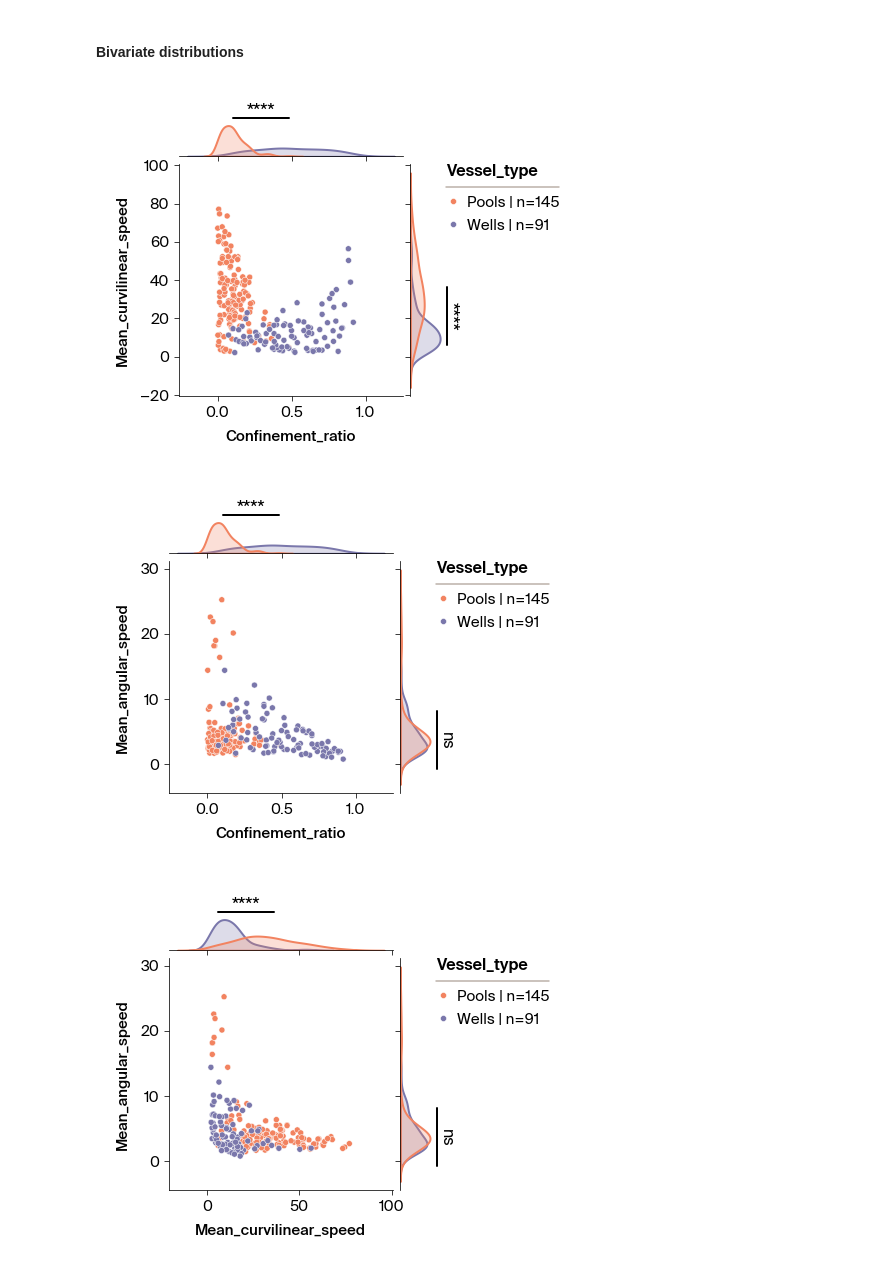
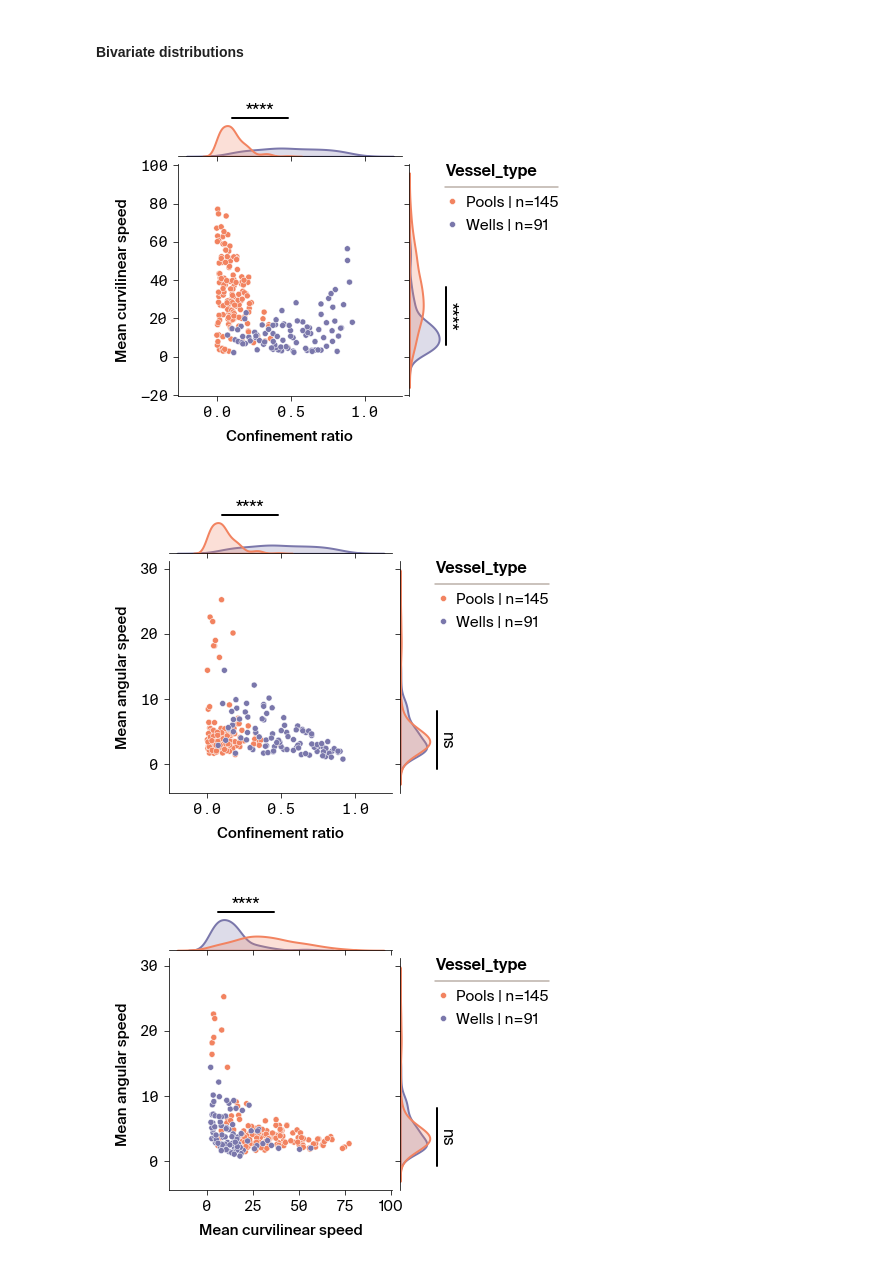
Before and after one commit to Arcadia-Science/2024-unicellular-tracking, a Jupyter notebook: notebooks/4_compare-motility-in-pools-vs-wells.ipynb, the cells around one changed output. Drawn from its saved outputs; the diff is of its cells as text; code cells hidden in the pictures.

```diff
--- a/notebooks/4_compare-motility-in-pools-vs-wells.ipynb
+++ b/notebooks/4_compare-motility-in-pools-vs-wells.ipynb
@@ -94,9 +94,11 @@ source = motility_metrics_dataframe.copy()
 for experimental_variable in experimental_variables:
     # create figure
     ncols = len(metrics_subset)
+    figsize = apc.mpl.get_figure_dimensions("full_wide")
     fig, axes = plt.subplots(
         ncols=ncols,
-        figsize=(5 * ncols, 3),
+        figsize=figsize,
+        layout="constrained",
     )
 
     # loop through select metrics
@@ -105,7 +107,7 @@ for experimental_variable in experimental_variables:
         legend = True if i == last else False
 
         # render violin plot
-        g = split_violin_plot_with_stats(
+        ax = split_violin_plot_with_stats(
             data=source,
             x_variable=experimental_variable,
             y_variable=metric,
@@ -118,10 +120,15 @@ for experimental_variable in experimental_variables:
             ax=axes.flat[i],
         )
 
+        # monospace numerical axes
+        apc.mpl.style_plot(ax, monospaced_axes="y")
+        # replace underscores with space in axes titles
+        xlabel = ax.xaxis.label.get_text()
+        ylabel = ax.yaxis.label.get_text()
+        ax.set_xlabel(xlabel.replace("_", " "))
+        ax.set_ylabel(ylabel.replace("_", " "))
+
     # reposition and stylize the legend
-    sns.move_legend(axes[i], "upper right", bbox_to_anchor=(1.3, 1))
-    apc.mpl.style_plot(axes[i])
-
-    # figure-level aesthetics
-    plt.subplots_adjust(wspace=0.4)
+    sns.move_legend(ax, "upper right", bbox_to_anchor=(1.3, 1.3))
+    apc.mpl.style_plot(ax)
 # %% [output]
@@ -134,29 +141,34 @@ for experimental_variable in experimental_variables:
 # %%
 metrics_combinations = list(combinations(metrics_subset, 2))
 source = motility_metrics_dataframe.copy()
 
 # loop through experimental variables
 for experimental_variable in experimental_variables:
     # loop through combinations of motility metrics
     for i, (metric_i, metric_j) in enumerate(metrics_combinations):
         # render joint distributions with stats
         g = joint_grid_with_stats(
             data=source,
             x_variable=metric_i,
             y_variable=metric_j,
             hue_variable=experimental_variable,
             palette=palettes[experimental_variable],
             height=5,
         )
 
+        # replace underscores with space in axes titles
+        xlabel = g.ax_joint.xaxis.label.get_text()
+        ylabel = g.ax_joint.yaxis.label.get_text()
+        g.ax_joint.set_xlabel(xlabel.replace("_", " "))
+        g.ax_joint.set_ylabel(ylabel.replace("_", " "))
         # aesthetics
         sns.move_legend(g.ax_joint, "upper right", bbox_to_anchor=(1.7, 1))
-        apc.mpl.style_plot(g.ax_joint)
+        apc.mpl.style_plot(g.ax_joint, monospaced_axes="both")
 
         # save figure
         panel = string.ascii_uppercase[i]
-        plt.savefig(f"../results/figure-6{panel}.svg")
+        apc.mpl.save_figure(f"../results/figure-6{panel}.svg")
 # %% [output]
-[figure, old version]
+[figure, new version]
-[figure, old version]
+[figure, new version]
-[figure, old version]
+[figure, new version]
```
Also changed, not shown: parts of 2 cells of this notebook, 13 other files.
